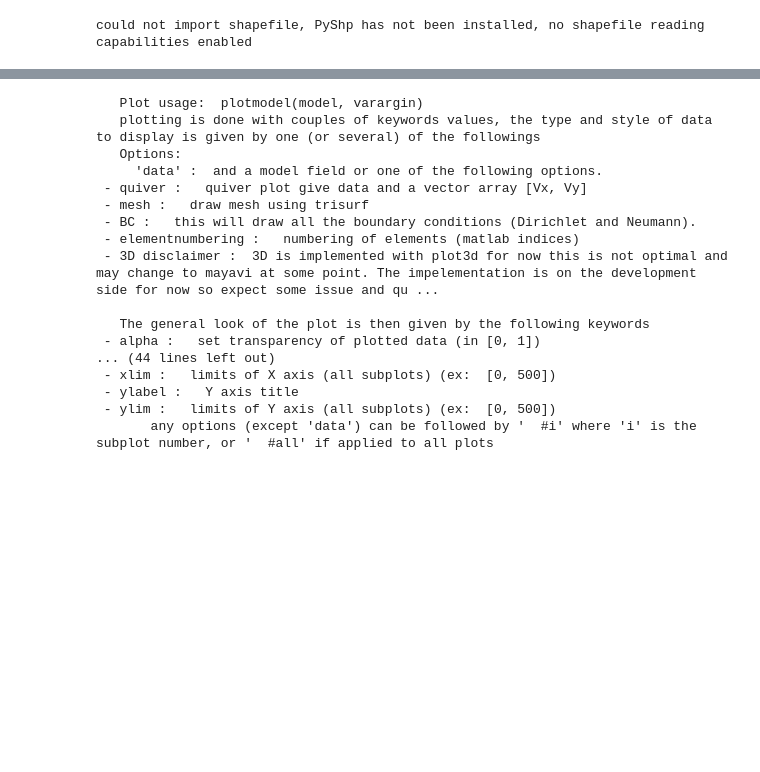
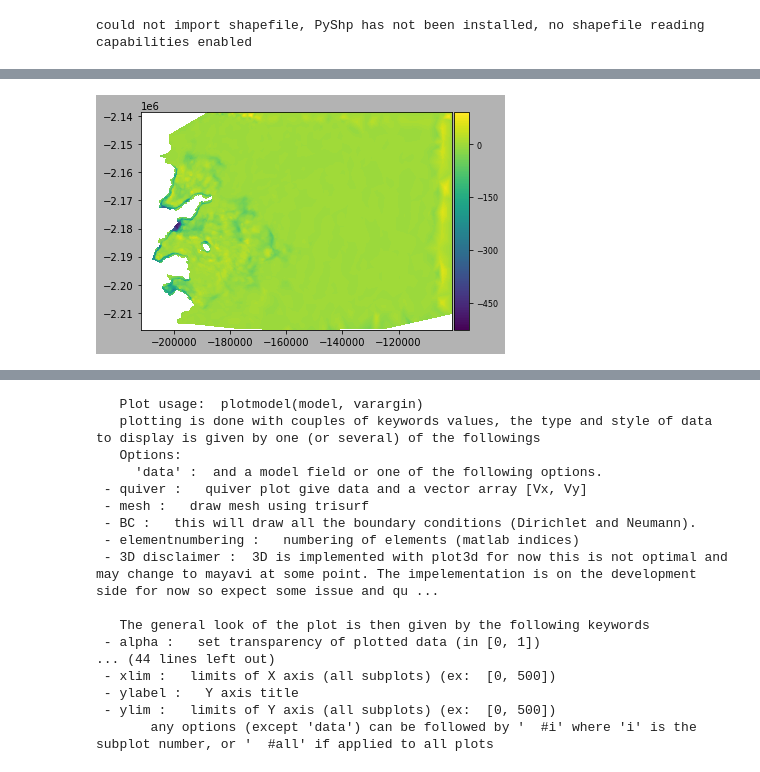
Before and after one commit to dfelikson/GrIS_Outlet_Glacier_Seasonal_dhdt, a Jupyter notebook: analysis.ipynb, the cells around one changed output, grey strips where cells are left out. Saved outputs shown, nothing was run; the diff lists cells and outputs as text; code cells hidden in the pictures; blank space fills up the shorter version.

```diff
--- a/analysis.ipynb
+++ b/analysis.ipynb
@@ -102,0 +132,17 @@ Text(0, 0.5, 'ice volume (m$^3$)')
+# %%
+# Average thickness change across all trials
+T1_TC = trial1.results.TransientSolution[5].Thickness - trial1.results.TransientSolution[0].Thickness
+T2_TC = trial2.results.TransientSolution[5].Thickness - trial2.results.TransientSolution[0].Thickness
+T3_TC = trial3.results.TransientSolution[5].Thickness - trial3.results.TransientSolution[0].Thickness
+T4_TC = trial4.results.TransientSolution[5].Thickness - trial4.results.TransientSolution[0].Thickness
+T5_TC = trial5.results.TransientSolution[5].Thickness - trial5.results.TransientSolution[0].Thickness
+T6_TC = trial6.results.TransientSolution[5].Thickness - trial6.results.TransientSolution[0].Thickness
+T7_TC = trial7.results.TransientSolution[5].Thickness - trial7.results.TransientSolution[0].Thickness
+T8_TC = trial8.results.TransientSolution[5].Thickness - trial8.results.TransientSolution[0].Thickness
+T9_TC = trial9.results.TransientSolution[5].Thickness - trial9.results.TransientSolution[0].Thickness
+T10_TC = trial10.results.TransientSolution[5].Thickness - trial10.results.TransientSolution[0].Thickness
+TOT_TC = np.array([T1_TC, T2_TC, T3_TC, T4_TC, T5_TC, T6_TC, T7_TC, T8_TC, T9_TC, T10_TC])
+TOT_TC_avg = TOT_TC.mean(axis=0)
+plotmodel(md, 'data', TOT_TC_avg, 'mask#all', md.mask.ice_levelset<=0)
+# %% [output]
+[figure, added]
```
Also changed, not shown: parts of 13 cells of this notebook.
